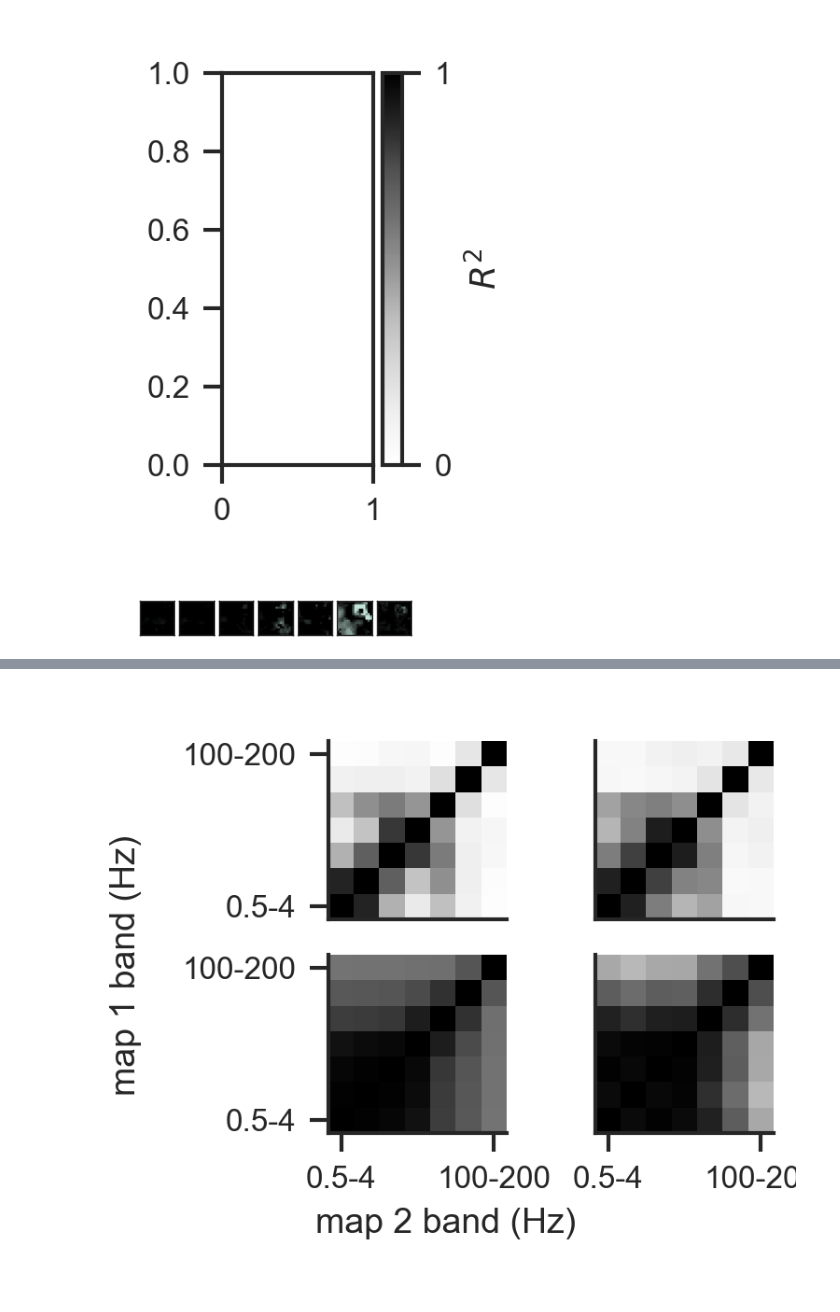
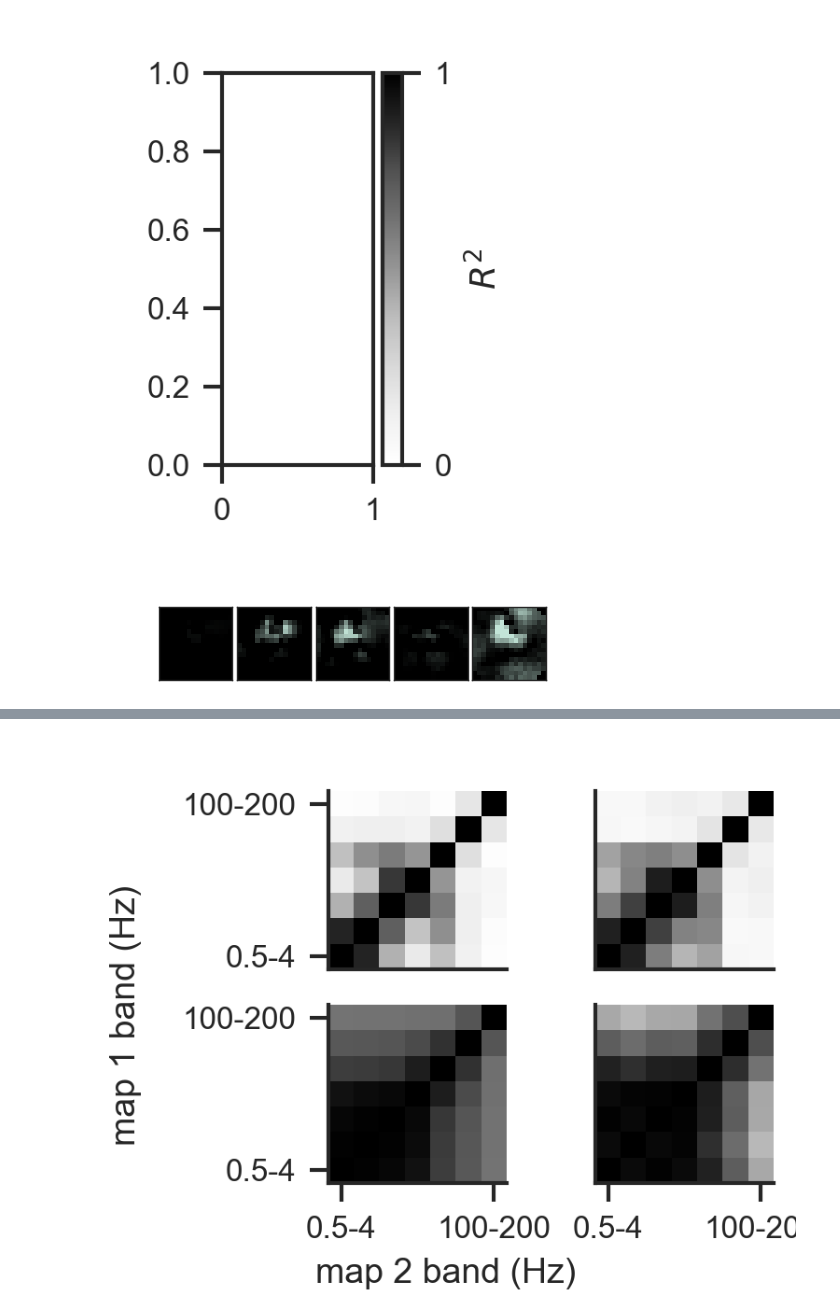
Before and after one commit to leoscholl/ecog_opto_connectivity, a Jupyter notebook: 3_metric_comparisons.ipynb, the cells around one changed output, grey strips where cells are left out. Cells and saved outputs as stored; diff of their text form; code cells hidden in the pictures; blank space fills up the shorter version.

```diff
--- a/3_metric_comparisons.ipynb
+++ b/3_metric_comparisons.ipynb
@@ -346,15 +353,14 @@ for idx, (subject_, theta_, stim_site_) in enumerate(zip(
 
 
 # Latency distribution
-colors = ['c', 'm']
 x = 'latency_accllr'
 bins = np.linspace(0, 60, 20)
 ax_1 = fig.add_subplot(grid2[0,3])
-sns.histplot(data=df[df['subject'] == 'beignet'], x=x, bins=bins, color=colors[0], legend=False)
+sns.histplot(data=df[df['subject'] == 'beignet'], x=x, bins=bins, color=color_monkey_1, legend=False)
 plt.ylabel('count')
-plt.ylim(0,60)
+plt.ylim(0,90)
 ax_2 = fig.add_subplot(grid2[1,3])
-sns.histplot(data=df[df['subject'] == 'affi'], x=x, bins=bins, color=colors[1], legend=False)
+sns.histplot(data=df[df['subject'] == 'affi'], x=x, bins=bins, color=color_monkey_2, legend=False)
 plt.xlabel('latency (ms)')
 plt.ylabel('count')
 plt.ylim(0,40)
@@ -362,6 +368,7 @@ sns.despine()
 
 
 ax = fig.add_subplot(grid2[:,4])
+colors = [color_monkey_1, color_monkey_2]
 ax.set_prop_cycle(color=colors)
 df_1 = df[df["subject"] == "beignet"]
 df_2 = df[df["subject"] == "affi"]
@@ -370,8 +377,8 @@ sns.regplot(data=df_2, x="distance", y=x, scatter_kws={"s": 8})
 import scipy
 _, _, r1, p1, _ = scipy.stats.linregress(x=df_1["distance"], y=df_1[x], nan_policy='omit')
 _, _, r2, p2, _ = scipy.stats.linregress(x=df_2["distance"], y=df_2[x], nan_policy='omit')
-plt.text(6.5, 30, f'$R^2 = {np.round(r1,2)}$', color=colors[0], fontsize=9)
-plt.text(6.5, 15, f'$R^2 = {np.round(r2,2)}$', color=colors[1], fontsize=9)
+plt.text(6.5, 30, f'$R^2 = {np.round(r1,2)}$', color=color_monkey_1, fontsize=9)
+plt.text(6.5, 15, f'$R^2 = {np.round(r2,2)}$', color=color_monkey_2, fontsize=9)
 plt.xlabel('distance (cm)')
 plt.ylabel('latency (ms)')
 sns.despine()
@@ -537,7 +558,7 @@ grid4 = GridSpec(4, 6, width_ratios=wr, wspace=0.1, hspace=0.1)
 plt.subplots_adjust(left=0, right=1, top=1, bottom=0.1)
 
 # Cutoff sweep
-cutoff_colors = sns.color_palette('Greens', n_colors=5)[4:1:-1]
+cutoff_colors = sns.color_palette('Oranges', n_colors=5)[4:1:-1]
 for stim_idx, (subject, theta, stim_site) in enumerate(zip(
     ['beignet', 'affi'], [0, 90], [7, 25])):
 
@@ -559,7 +580,7 @@ for idx, cutoff in enumerate([0.010, 0.015, 0.02]):
     ax.text(-0.9,0.4,f'{int(cutoff*1000)} ms', color=cutoff_colors[idx])
 
 ax = fig.add_subplot(grid2[:,2])
-colors = ['c', 'm']
+colors = [color_monkey_1, color_monkey_2]
 df_sweep['time_offset'] = df_sweep['cutoff']
 df_sweep.loc[df_sweep['subject'] == 'affi', 'time_offset'] -= 0.5
 df_sweep.loc[df_sweep['subject'] == 'beignet', 'time_offset'] += 0.5
@@ -1052,7 +1087,8 @@ aopy.visualization.savefig(fig_dir, filename)
 rest_df = load_df(postproc_dir, 'beignet', 'rest', version)
 null_sites = [5, 16]
 stim_site = 7
-bands = [(0.5, 4), (4, 8), (8,12),(12,25),(25,50),(50,100),(100,200)]
+# bands = [(0.5, 4), (4, 8), (8,12),(12,25),(25,50),(50,100),(100,200)]
+bands = [(0.5, 12),(12,25),(25,50),(50,100),(100,200)]
 # %%
 def get_band_mask(from_band, to_band, sz, n_bands):
     m = sz * n_bands
@@ -1196,49 +1235,51 @@ aopy.visualization.savefig(fig_dir, filename)
 # %% [output]
 [figure]
 # %%
-for subject in ['beignet', 'affi']:
+subject = 'affi'
+stim_site = 13
+theta = 90
 
-    subj_data = aopy.data.pkl_read(f'{subject}_band_comparison_bootstrap_{version}.pkl',
-                                   postproc_dir)
+subj_data = aopy.data.pkl_read(f'{subject}_band_comparison_bootstrap_{version}.pkl',
+                               postproc_dir)
 
-    stim_sites = subj_data['stim_sites']
-    avg_slic = []
-    avg_gc = []
-    for stim_site in [7]:
-        idx = np.where(stim_sites == stim_site)[0][0]
-        slic_dists = subj_data['slic_dists'][idx]
-        gc_dists = subj_data['gc_dists'][idx]
-        gc_stim_dists = subj_data['gc_stim_dists'][idx]
+stim_sites = subj_data['stim_sites']
+avg_slic = []
+avg_gc = []
 
-        band_dist, corr_mats, slic_dprime = calc_bootstrap_stats_per_band(
-            slic_dists, elec_pos, freqs, time, bands)
-        slic_dist = np.mean(band_dist, axis=(1,2))
-        band_dist, corr_mats, gc_dprime = calc_bootstrap_stats_per_band(
-            gc_dists, elec_pos, freqs, time, bands)
-        gc_dist = np.mean(band_dist, axis=(1,2))
-        band_dist, corr_mats, gc_dprime = calc_bootstrap_stats_per_band(
-            gc_stim_dists, elec_pos, freqs, time, bands)
-        gc_stim_dist = np.mean(band_dist, axis=(1,2))
+idx = np.where(stim_sites == stim_site)[0][0]
+slic_dists = subj_data['slic_dists'][idx]
+gc_dists = subj_data['gc_dists'][idx]
+gc_stim_dists = subj_data['gc_stim_dists'][idx]
 
-        plot_spatial_drive_maps(slic_dist, (1,len(bands)), (0.5,0.5), cmap=cmap_slic, clim=(0,0.1), elec_data=True,
-                                interp=True, grid_size=(16,16), interp_method='cubic', threshold_dist=1.0,
-                                nan_color='black', label_mode=None)
-        filename = f'band_specificity_example_slic.svg'
-        aopy.visualization.savefig(fig_dir, filename)
+band_dist, corr_mats, slic_dprime = calc_bootstrap_stats_per_band(
+    slic_dists, elec_pos, freqs, time, bands)
+slic_dist = np.mean(band_dist, axis=(1,2))
+band_dist, corr_mats, gc_dprime = calc_bootstrap_stats_per_band(
+    gc_dists, elec_pos, freqs, time, bands)
+gc_dist = np.mean(band_dist, axis=(1,2))
+band_dist, corr_mats, gc_dprime = calc_bootstrap_stats_per_band(
+    gc_stim_dists, elec_pos, freqs, time, bands)
+gc_stim_dist = np.mean(band_dist, axis=(1,2))
 
-        plot_spatial_drive_maps(gc_dist, (1,len(bands)), (0.5,0.5), cmap=cmap_granger, clim=(0,0.03), elec_data=True,
-                                interp=True, grid_size=(16,16), interp_method='cubic', threshold_dist=1.0,
-                                nan_color='black', label_mode=None)
+plot_spatial_drive_maps(slic_dist, (1,len(bands)), (1,1), cmap=cmap_slic, clim=(0,0.1), elec_data=True,
+                        interp=True, grid_size=(16,16), interp_method='cubic', threshold_dist=1.0,
+                        nan_color='black', label_mode=None)
+filename = f'band_specificity_example_slic.svg'
+aopy.visualization.savefig(fig_dir, filename)
 
-        filename = f'band_specificity_example_gc.svg'
-        aopy.visualization.savefig(fig_dir, filename)
+plot_spatial_drive_maps(gc_dist, (1,len(bands)), (1,1), cmap=cmap_granger, clim=(0,0.03), elec_data=True,
+                        interp=True, grid_size=(16,16), interp_method='cubic', threshold_dist=1.0,
+                        nan_color='black', label_mode=None)
 
-        plot_spatial_drive_maps(gc_stim_dist, (1,len(bands)), (0.5,0.5), cmap=cmap_granger, clim=(0,0.3), elec_data=True,
-                                interp=True, grid_size=(16,16), interp_method='cubic', threshold_dist=1.0,
-                                nan_color='black', label_mode=None)
-        filename = f'band_specificity_example_supplement.svg'
-        aopy.visualization.savefig(fig_dir, filename)
+filename = f'band_specificity_example_gc.svg'
+aopy.visualization.savefig(fig_dir, filename)
 
-        plt.show()
+plot_spatial_drive_maps(gc_stim_dist, (1,len(bands)), (1,1), cmap=cmap_granger, clim=(0,0.3), elec_data=True,
+                        interp=True, grid_size=(16,16), interp_method='cubic', threshold_dist=1.0,
+                        nan_color='black', label_mode=None)
+filename = f'band_specificity_example_supplement.svg'
+aopy.visualization.savefig(fig_dir, filename)
+
+plt.show()
 # %% [output]
-[figure, old version]
+[figure, new version]
```
Also changed, not shown: parts of 23 cells of this notebook, 54 other files.
